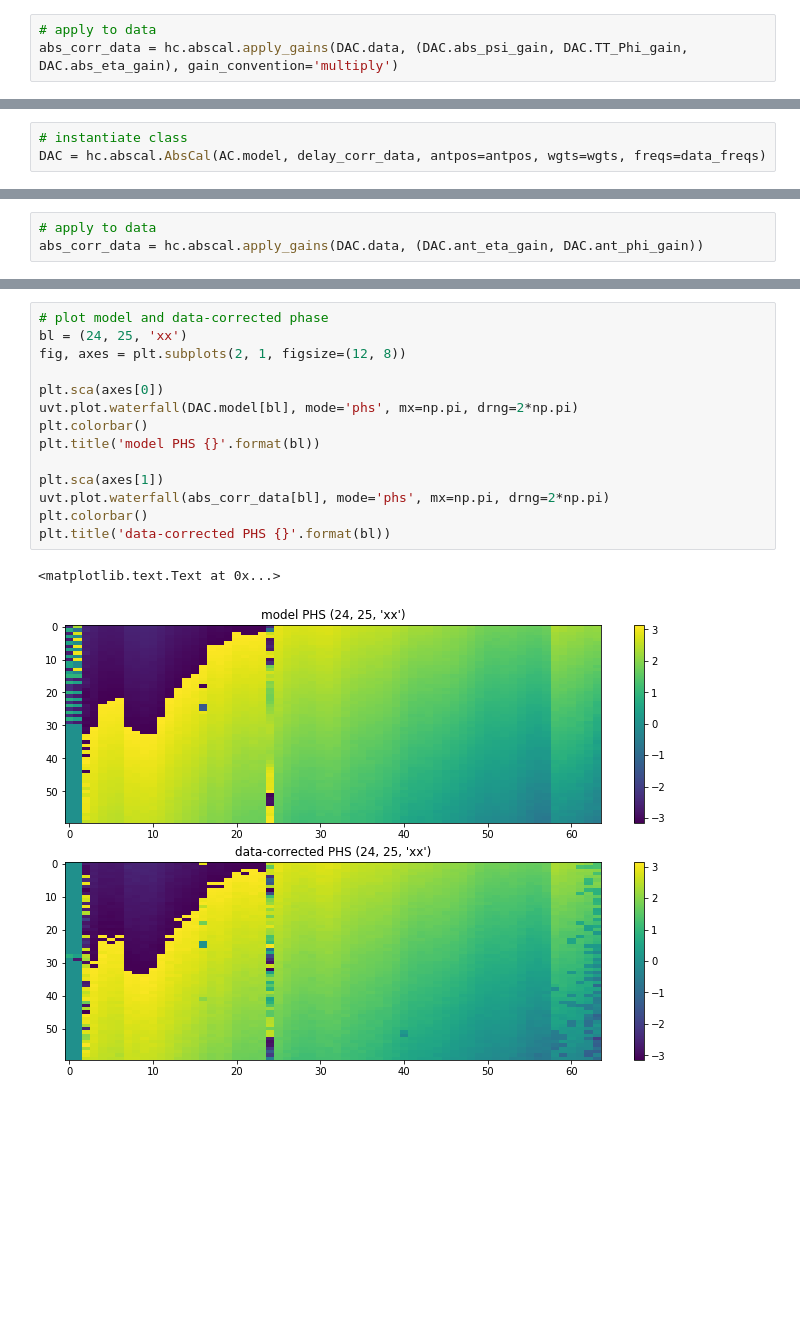
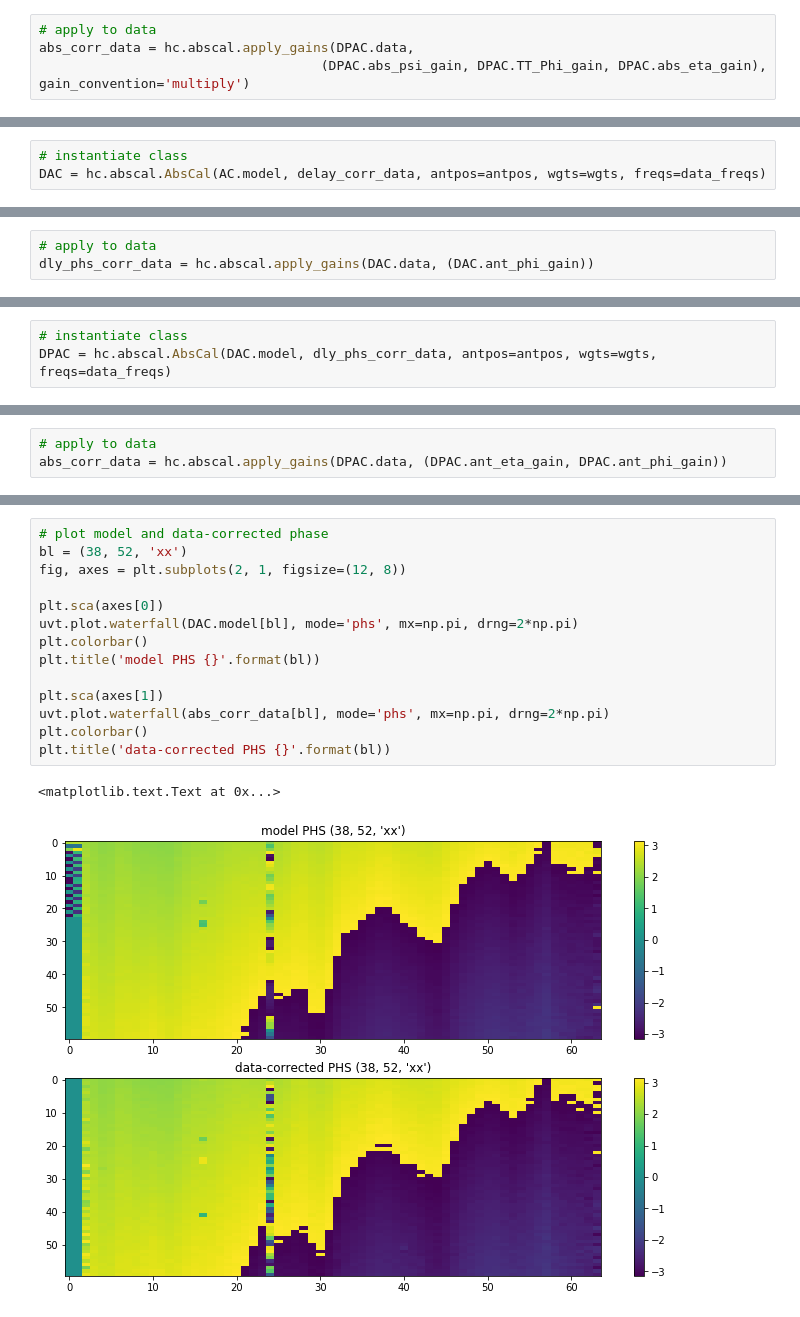
Before and after one commit to HERA-Team/hera_cal, a Jupyter notebook: scripts/notebooks/running_abscal.ipynb, the cells around one changed output, grey strips where cells are left out. Cells and saved outputs as stored; diff of their text form; blank space fills up the shorter version.

```diff
--- a/scripts/notebooks/running_abscal.ipynb
+++ b/scripts/notebooks/running_abscal.ipynb
@@ -288,5 +330,6 @@ ax.set_ylim(-.1, .1)
 # %%
 # apply to data
-abs_corr_data = hc.abscal.apply_gains(DAC.data, (DAC.abs_psi_gain, DAC.TT_Phi_gain, DAC.abs_eta_gain), gain_convention='multiply')
+abs_corr_data = hc.abscal.apply_gains(DPAC.data,
+                                    (DPAC.abs_psi_gain, DPAC.TT_Phi_gain, DPAC.abs_eta_gain), gain_convention='multiply')
 # %%
 # plot model and data-corrected amplitude
@@ -438,0 +488,3 @@ DAC = hc.abscal.AbsCal(AC.model, delay_corr_data, antpos=antpos, wgts=wgts, freq
+# %%
+# apply to data
+dly_phs_corr_data = hc.abscal.apply_gains(DAC.data, (DAC.ant_phi_gain))
@@ -439,2 +508,5 @@ DAC = hc.abscal.AbsCal(AC.model, delay_corr_data, antpos=antpos, wgts=wgts, freq
+# %%
+# instantiate class
+DPAC = hc.abscal.AbsCal(DAC.model, dly_phs_corr_data, antpos=antpos, wgts=wgts, freqs=data_freqs)
 # %%
 # run amp logcal
@@ -458,5 +525,5 @@ invalid value encountered in divide
 # %%
 # apply to data
-abs_corr_data = hc.abscal.apply_gains(DAC.data, (DAC.ant_eta_gain, DAC.ant_phi_gain))
+abs_corr_data = hc.abscal.apply_gains(DPAC.data, (DPAC.ant_eta_gain, DPAC.ant_phi_gain))
 # %%
 # plot model and data-corrected amplitude
@@ -478,17 +545,17 @@ plt.title('data-corrected AMP {}'.format(bl))
 # %%
 # plot model and data-corrected phase
-bl = (24, 25, 'xx')
+bl = (38, 52, 'xx')
 fig, axes = plt.subplots(2, 1, figsize=(12, 8))
 
 plt.sca(axes[0])
 uvt.plot.waterfall(DAC.model[bl], mode='phs', mx=np.pi, drng=2*np.pi)
 plt.colorbar()
 plt.title('model PHS {}'.format(bl))
 
 plt.sca(axes[1])
 uvt.plot.waterfall(abs_corr_data[bl], mode='phs', mx=np.pi, drng=2*np.pi)
 plt.colorbar()
 plt.title('data-corrected PHS {}'.format(bl))
 # %% [output]
 <matplotlib.text.Text at 0x...>
-[figure, old version]
+[figure, new version]
```
Also changed, not shown: parts of 23 cells of this notebook, 3 other files.
